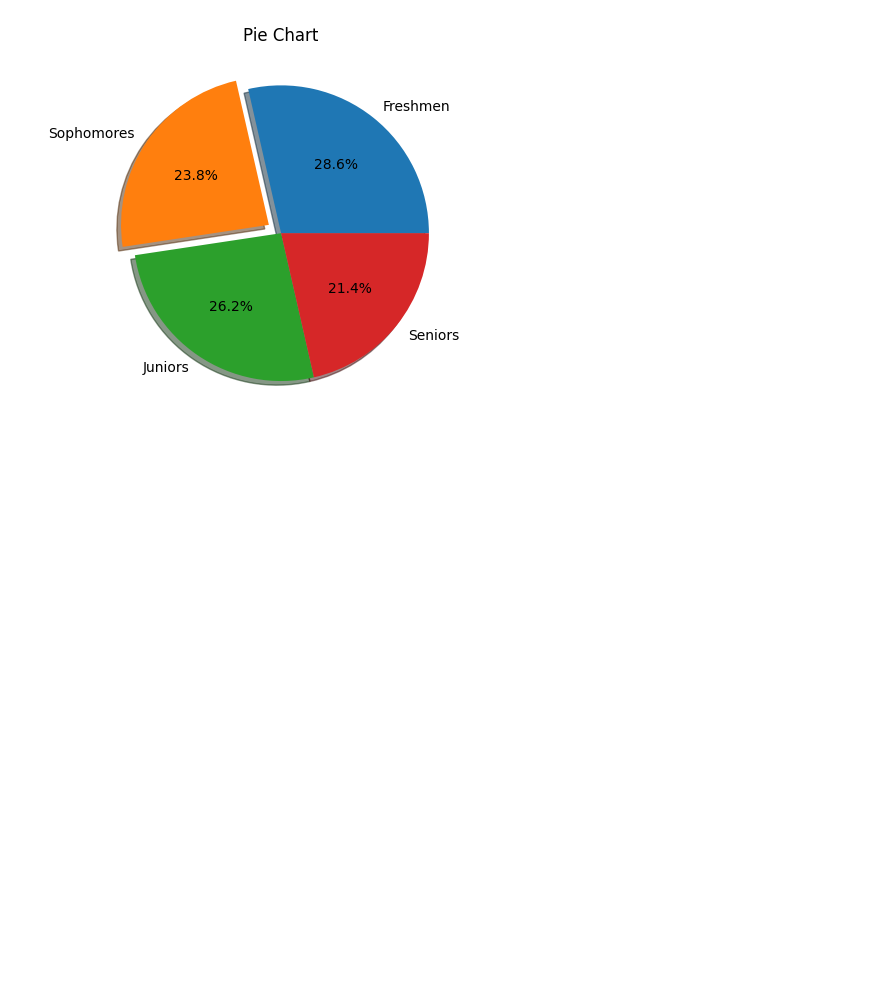
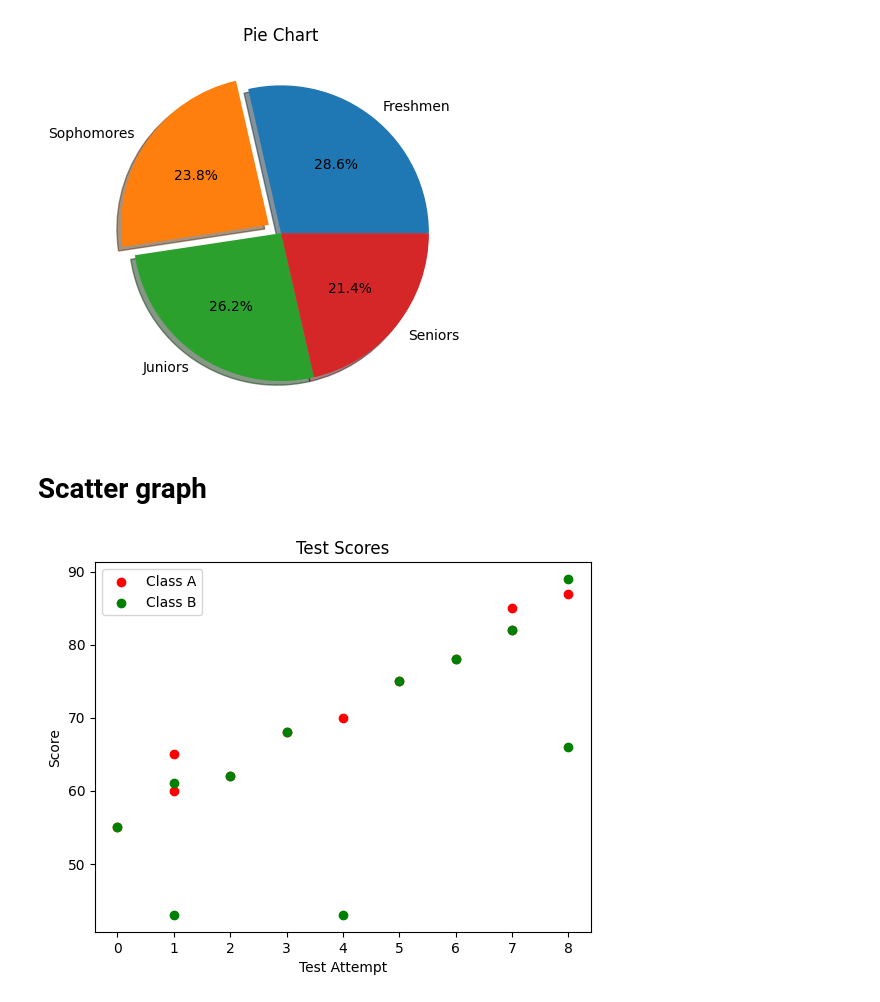
Before and after one commit to baldzhiyski/data-science-course, a Jupyter notebook: matplotlib/main.ipynb, the cells around one changed output. Saved outputs shown, nothing was run; the diff lists cells and outputs as text; code cells hidden in the pictures; blank space fills up the shorter version.

Commit message:
scatter

```diff
--- a/matplotlib/main.ipynb
+++ b/matplotlib/main.ipynb
@@ -67,3 +67,25 @@ plt.show()
 plt.show()
 # %% [output]
 [figure]
+# %% [markdown]
+# Scatter graph
+# %%
+import numpy as np
+import matplotlib.pyplot as plt
+
+x1 = np.array([0,1,1,2,3,4,5,6,7,7,8])
+y1 = np.array([55,60,65,62,68,70,75,78,82,85,87])
+
+x2 = np.array([0,1,1,2,3,4,5,6,7,8,8])
+y2 = np.array([55,43,61,62,68,43,75,78,82,89,66])
+
+plt.scatter(x1, y1, color="red", label="Class A")
+plt.scatter(x2, y2, color="green", label="Class B")
+
+plt.title("Test Scores")
+plt.xlabel("Test Attempt")
+plt.ylabel("Score")
+plt.legend()
+plt.show()
+# %% [output]
+[figure, added]
```
